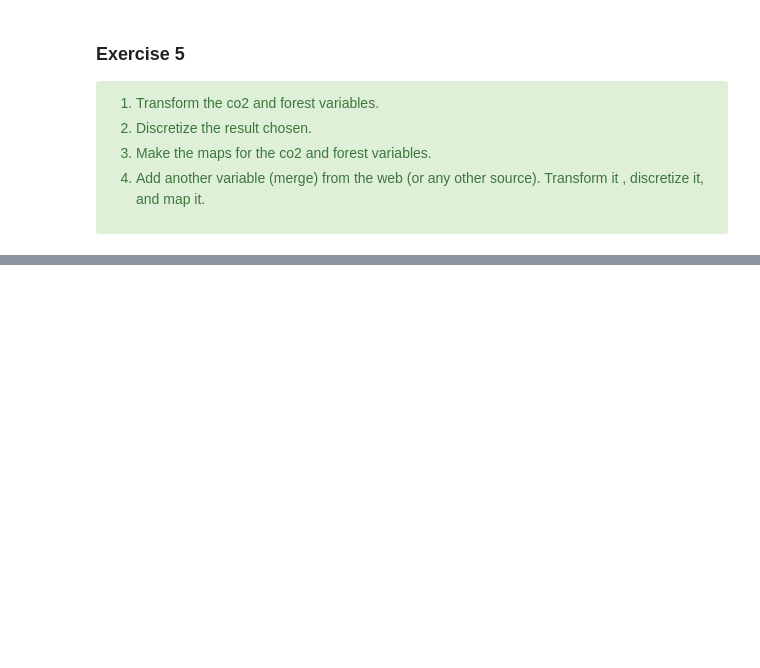
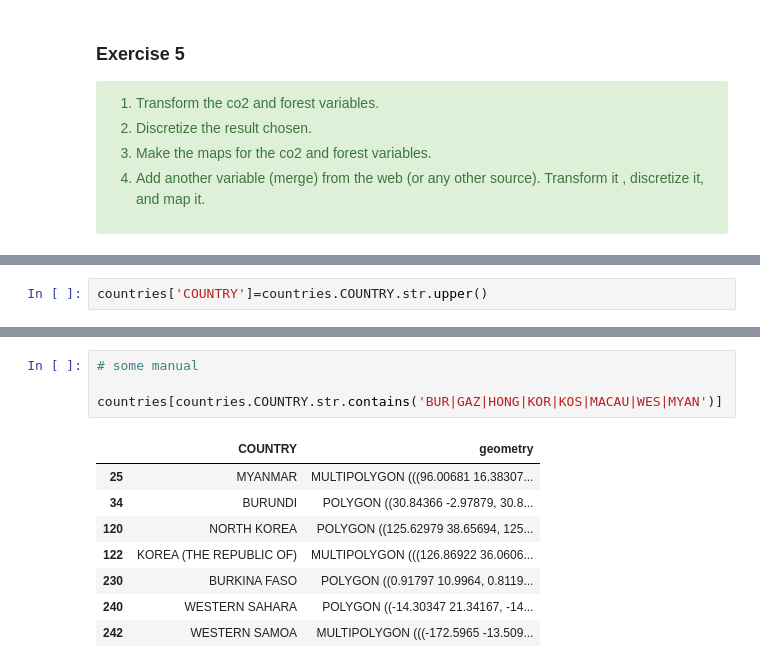
Before and after one commit to AdriMA3/introgeodf, a Jupyter notebook: index.ipynb, the cells around one changed output, grey strips where cells are left out. Cells and saved outputs as stored; diff of their text form; blank space fills up the shorter version.

```diff
--- a/index.ipynb
+++ b/index.ipynb
@@ -1337,0 +1328,2 @@ energyCia.head()
+# %%
+countries['COUNTRY']=countries.COUNTRY.str.upper()
@@ -1337,0 +1469,13 @@ energyCia.head()
+# %%
+# some manual
+
+countries[countries.COUNTRY.str.contains('BUR|GAZ|HONG|KOR|KOS|MACAU|WES|MYAN')]
+# %% [output]
+|  | COUNTRY | geometry |
+| 25 | MYANMAR | MULTIPOLYGON (((96.00681 16.38307... |
+| 34 | BURUNDI | POLYGON ((30.84366 -2.97879, 30.8... |
+| 120 | NORTH KOREA | POLYGON ((125.62979 38.65694, 125... |
+| 122 | KOREA (THE REPUBLIC OF) | MULTIPOLYGON (((126.86922 36.0606... |
+| 230 | BURKINA FASO | POLYGON ((0.91797 10.9964, 0.8119... |
+| 240 | WESTERN SAHARA | POLYGON ((-14.30347 21.34167, -14... |
+| 242 | WESTERN SAMOA | MULTIPOLYGON (((-172.5965 -13.509... |
```
Also changed, not shown: parts of 12 cells of this notebook.
